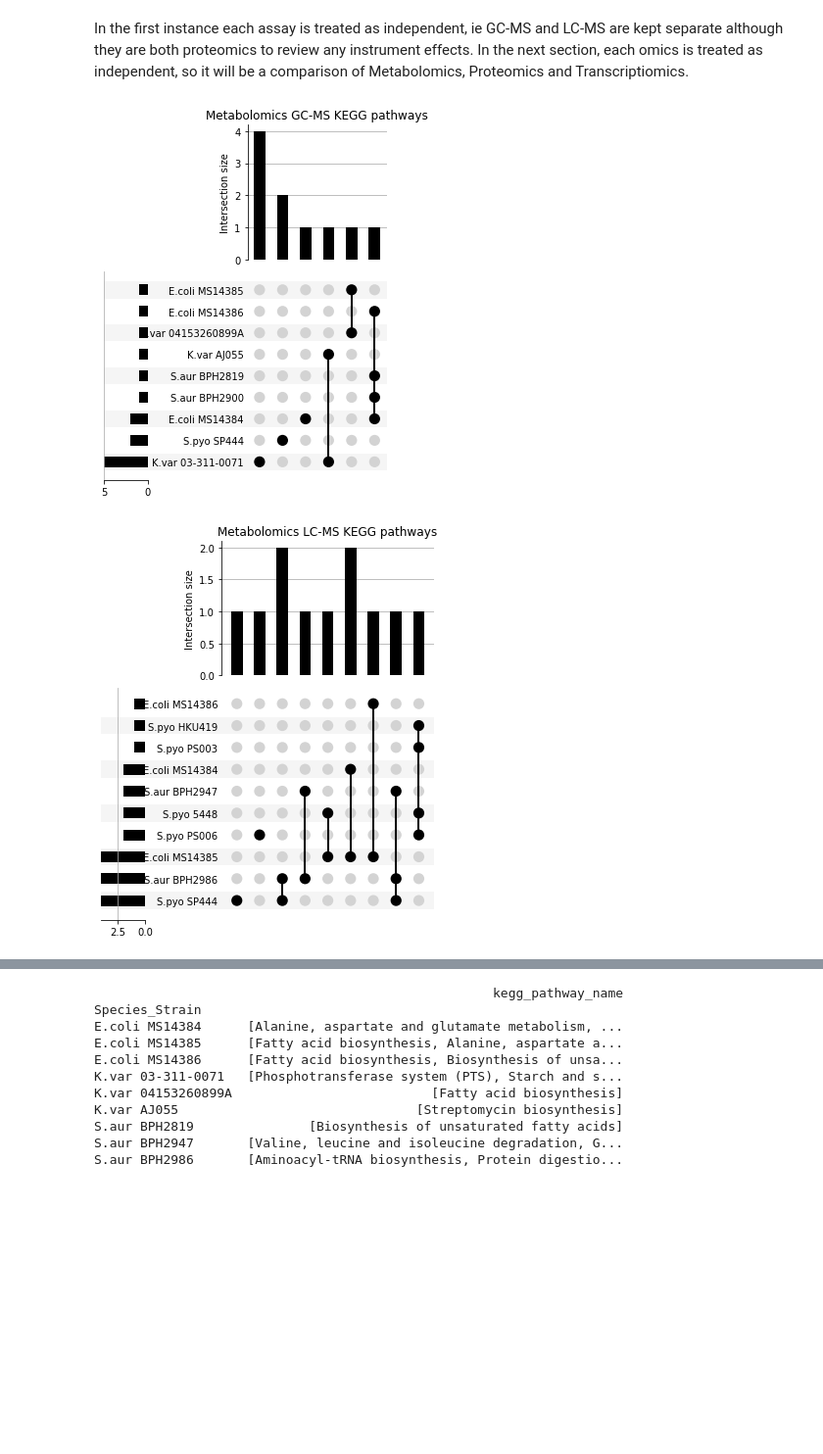
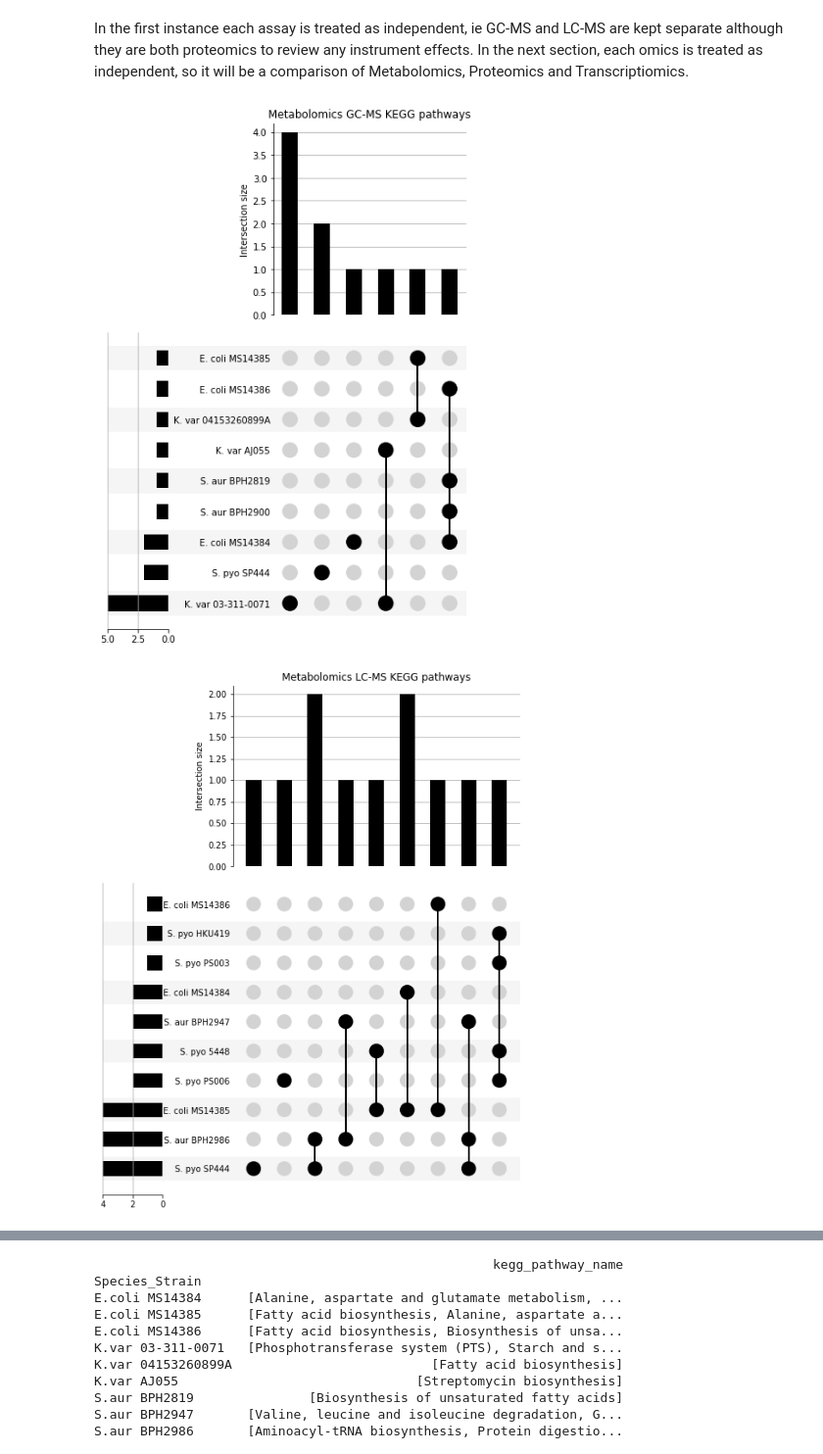
Before and after one commit to mabelbpa/Bioplatforms-Australia-Sepsis-Data-Integration, a Jupyter notebook: Visualizations/Source/Multiomics_Visualisation/Multiomics_Visualisation.ipynb, the cells around one changed output, grey strips where cells are left out. Shown at 98% size. Cells and saved outputs as stored; diff of their text form; code cells hidden in the pictures; blank space fills up the shorter version.

Commit message:
Worked around legend spillover by increasing plot size

```diff
--- a/Visualizations/Source/Multiomics_Visualisation/Multiomics_Visualisation.ipynb
+++ b/Visualizations/Source/Multiomics_Visualisation/Multiomics_Visualisation.ipynb
@@ -325,35 +325,35 @@ In the first instance each assay is treated as independent, ie GC-MS and LC-MS a
 # %%
 for plt_title, strain_multiomic in omics_kegg:
     # legends too long and run off page, shorten
     strain_multiomic.reset_index(inplace=True)
     old_index = strain_multiomic["Species_Strain"].tolist()
     assert len(set([plt_title])) is 1, "There seems to be more than one species present within one comparison"
 
     # shorten items to prevent legends going off page
     shortened = [
-        ("Escherichia coli", "E.coli"),
-        ("Klebsiella pneumoniae", "K.pneu"),
-        ("Klebsiella variicola", "K.var"),
-        ("Staphylococcus aureus", "S.aur"),
-        ("Streptococcus pneumoniae", "S.pneu"),
-        ("Streptococcus pyogenes", "S.pyo")
+        ("Escherichia coli", "E. coli"),
+        ("Klebsiella pneumoniae", "K. pneu"),
+        ("Klebsiella variicola", "K. var"),
+        ("Staphylococcus aureus", "S. aur"),
+        ("Streptococcus pneumoniae", "S. pneu"),
+        ("Streptococcus pyogenes", "S. pyo")
     ]
     new_index = list()
     for omic in old_index:
         for long, short in shortened:
             omic = omic.replace(long, short)
         new_index.append(omic)
 
     strain_multiomic["Species_Strain"] = new_index
     strain_multiomic.set_index("Species_Strain", inplace=True)
 
     # reformat data to UpSetPlot format
     strain_multiomic = strain_multiomic.to_dict()['kegg_pathway_name']
     strain_multiomic = from_contents(strain_multiomic)
-    upset = UpSet(strain_multiomic, subset_size='count')#, intersection_plot_elements=3)
+    upset = UpSet(strain_multiomic, subset_size='count', element_size=50)#, intersection_plot_elements=3)
     upset.plot()
     plt.title(" ".join([plt_title, "KEGG pathways"]))
     plt.show()
 # %% [output]
-[figure, old version]
+[figure, new version]
-[figure, old version]
+[figure, new version]
```
Also changed, not shown: parts of 3 cells of this notebook.
